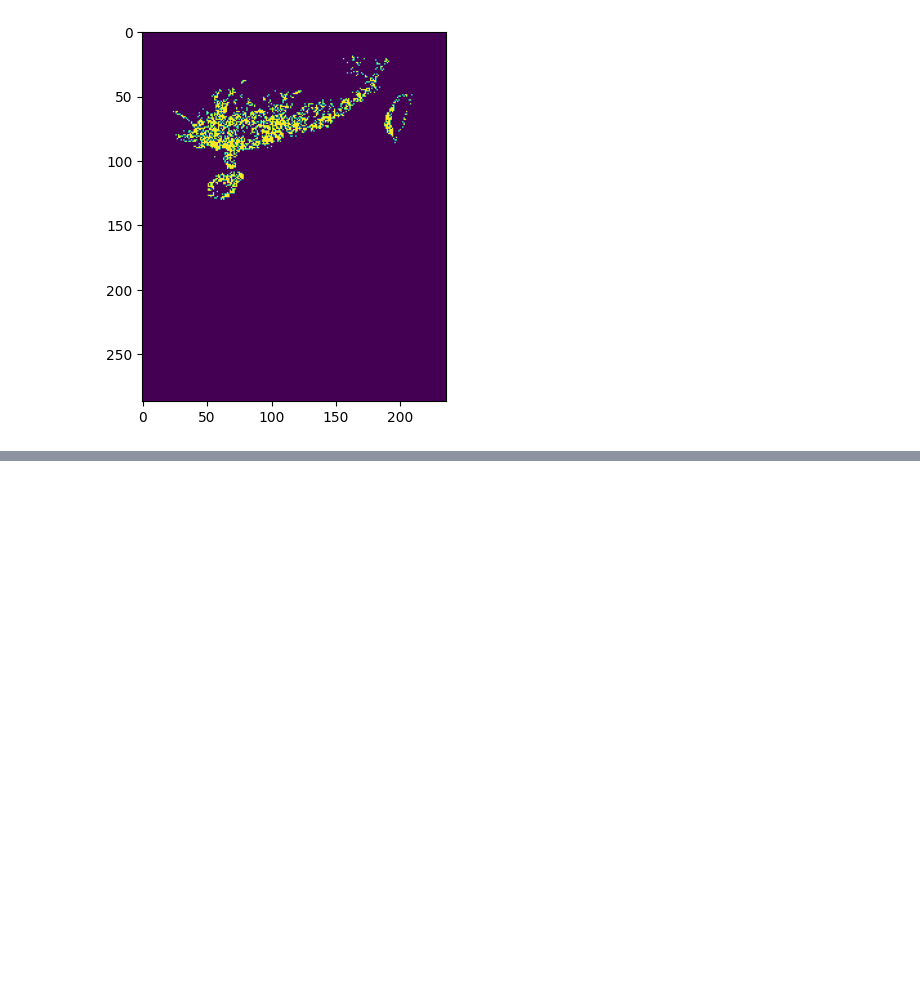
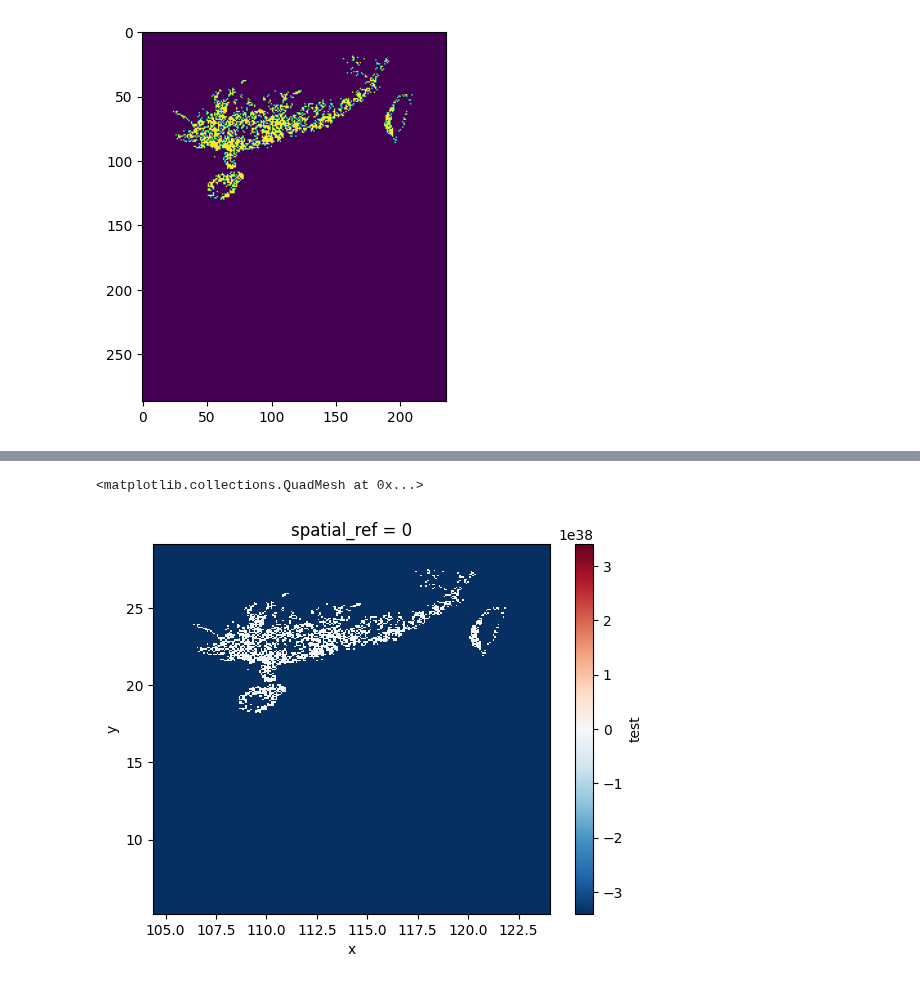
Before and after one commit to ABSESpy/ABSESpy, a Jupyter notebook: docs/tutorial/advanced/geodata.ipynb, the cells around one changed output, grey strips where cells are left out. Cells and saved outputs as stored; diff of their text form; code cells hidden in the pictures; blank space fills up the shorter version.

```diff
--- a/docs/tutorial/advanced/geodata.ipynb
+++ b/docs/tutorial/advanced/geodata.ipynb
@@ -50,0 +54,8 @@ sub_module.get_xarray().plot()
+# %%
+import numpy as np
+
+sub_module.apply_raster(data=img, attr_name="test", flipud=True)
+sub_module.get_xarray("test").plot()
+# %% [output]
+<matplotlib.collections.QuadMesh at 0x...>
+[figure, added]
```
Also changed, not shown: parts of 3 cells of this notebook, 3 other files.
